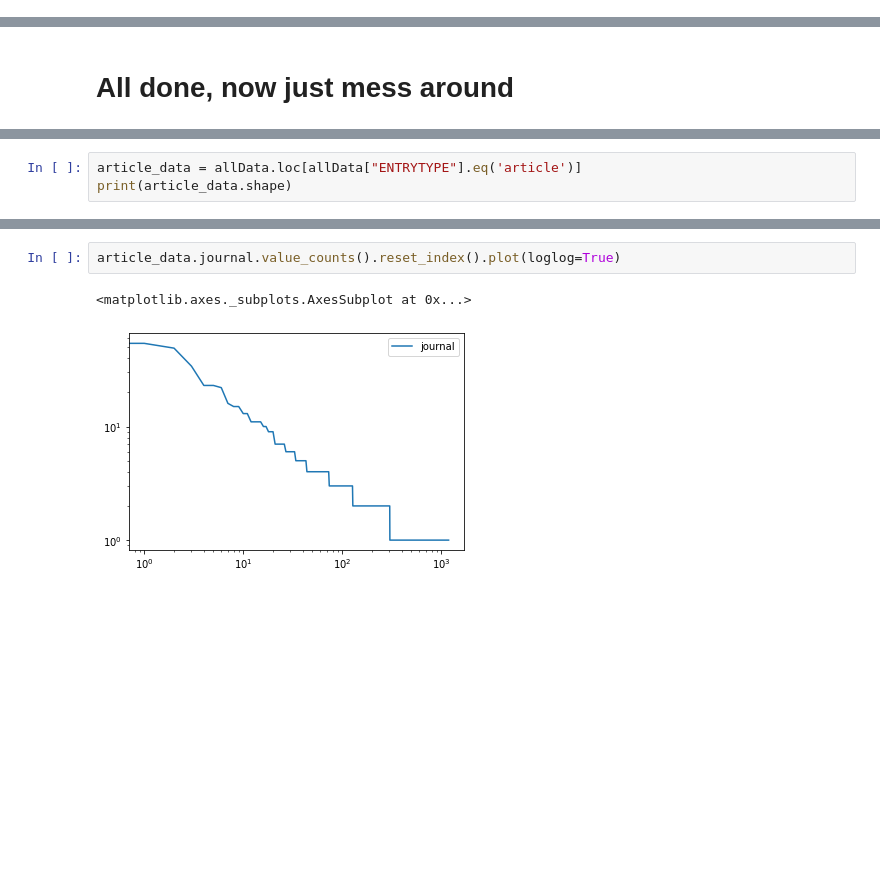
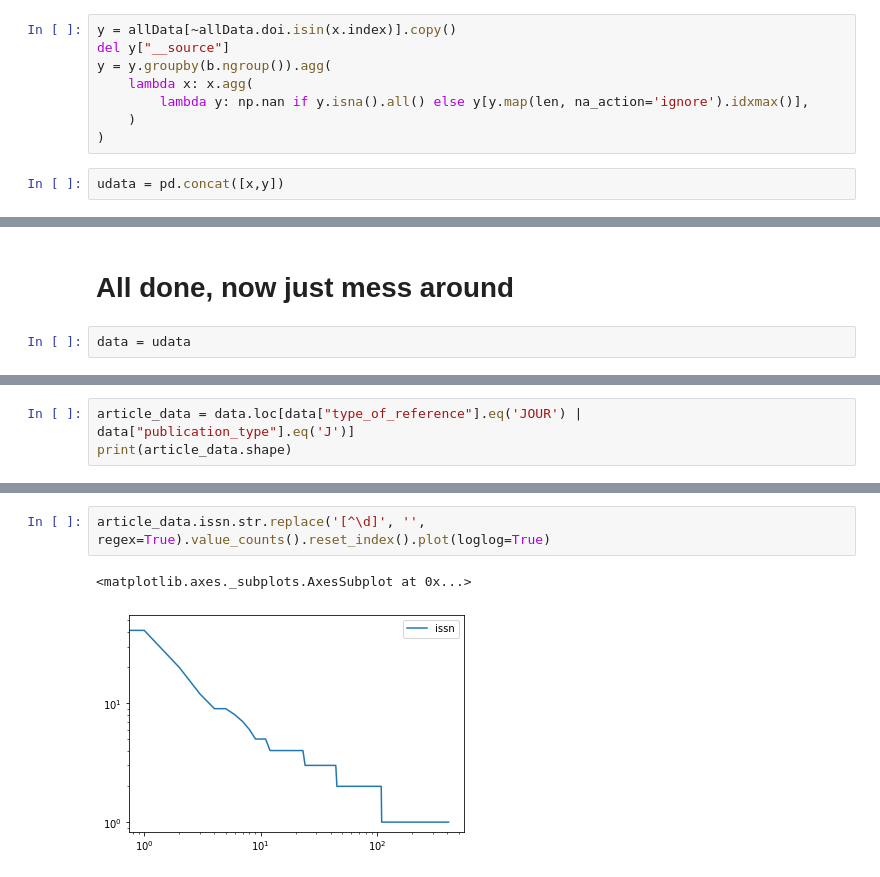
Before and after one commit to amchagas/open-hardware-supply, a Jupyter notebook: code/data_etl.ipynb, the cells around one changed output, grey strips where cells are left out. Saved outputs shown, nothing was run; the diff lists cells and outputs as text; blank space fills up the shorter version.

Commit message:
code/data_etl.ipynb: clean duplicate data

```diff
--- a/code/data_etl.ipynb
+++ b/code/data_etl.ipynb
@@ -69,0 +134,10 @@ assert allData.equals(load_data(allDataFile))
+# %%
+y = allData[~allData.doi.isin(x.index)].copy()
+del y["__source"]
+y = y.groupby(b.ngroup()).agg(
+    lambda x: x.agg(
+        lambda y: np.nan if y.isna().all() else y[y.map(len, na_action='ignore').idxmax()],
+    )
+)
+# %%
+udata = pd.concat([x,y])
@@ -145,3 +220,5 @@ Name: title, dtype: object
 # %% [markdown]
 # All done, now just mess around
+# %%
+data = udata
 # %%
@@ -166,5 +244,5 @@ Index(['url', 'pages', 'doi', 'month', 'language', 'publisher', 'year',
       dtype='object')
 # %%
-article_data = allData.loc[allData["ENTRYTYPE"].eq('article')]
+article_data = data.loc[data["type_of_reference"].eq('JOUR') | data["publication_type"].eq('J')]
 print(article_data.shape)
 # %% [output]
@@ -200,8 +278,8 @@ Name: journal, Length: 1189, dtype: int64
 # %%
-article_data.journal.value_counts().reset_index().plot(loglog=True)
+article_data.issn.str.replace('[^\d]', '', regex=True).value_counts().reset_index().plot(loglog=True)
 # %% [output]
 <matplotlib.axes._subplots.AxesSubplot at 0x...>
-[figure, old version]
+[figure, new version]
 # %%
 article_data.groupby('year').size().plot.bar()
 # %% [output]
```
Also changed, not shown: parts of 31 cells of this notebook, 2 other files.
